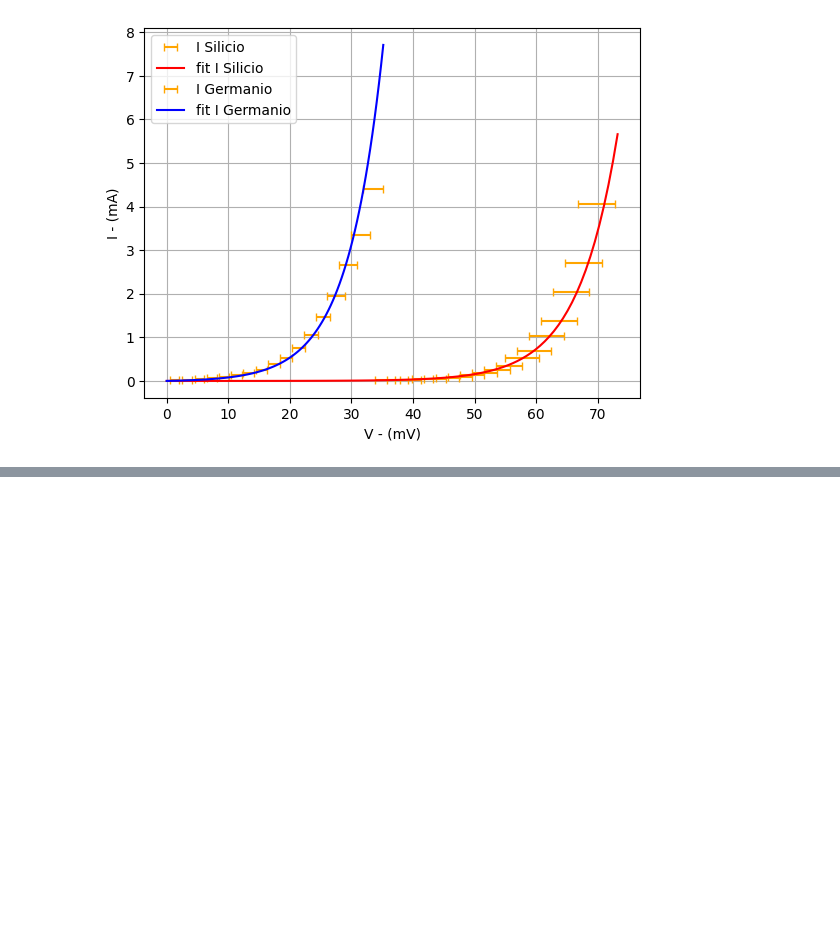
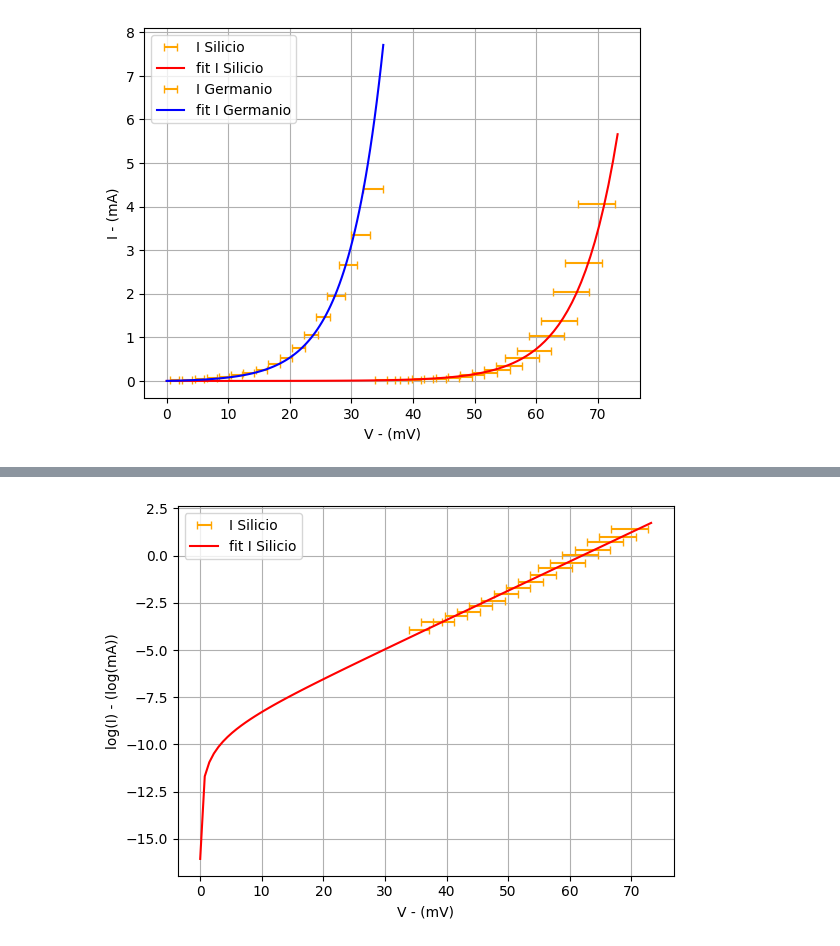
Before and after one commit to Filippo3001/Physics, a Jupyter notebook: notebook/Lab/Esperimento 1/Esperimento 1 Lab.ipynb, the cells around one changed output, grey strips where cells are left out. Saved outputs shown, nothing was run; the diff lists cells and outputs as text; code cells hidden in the pictures; blank space fills up the shorter version.

```diff
--- a/notebook/Lab/Esperimento 1/Esperimento 1 Lab.ipynb
+++ b/notebook/Lab/Esperimento 1/Esperimento 1 Lab.ipynb
@@ -353,0 +428,15 @@ plt.show()
+# %%
+#semilogarithmic graph
+plt.xlabel("V - (mV)")
+plt.ylabel("log(I) - (log(mA))")
+
+plt.errorbar(V_Si, np.log(I_Si), xerr = error_V_Si, linestyle="none", color="orange", capsize=3, capthick=1, label="I Silicio") # data with error
+plt.errorbar(simul_V_Si, np.log(simul_I_Si), label="fit I Silicio", color="red") #fit
+
+plt.legend(loc='upper left')
+
+plt.grid(True)
+plt.savefig("Out/Caratteristica_Si_pr(semilog)")
+plt.show()
+# %% [output]
+[figure, added]
```
Also changed, not shown: parts of 7 cells of this notebook.
